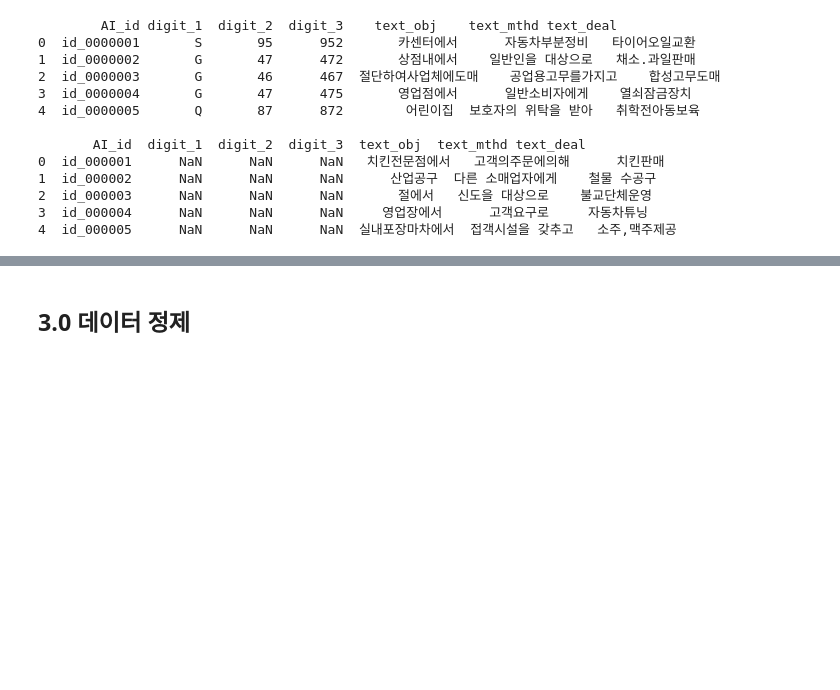
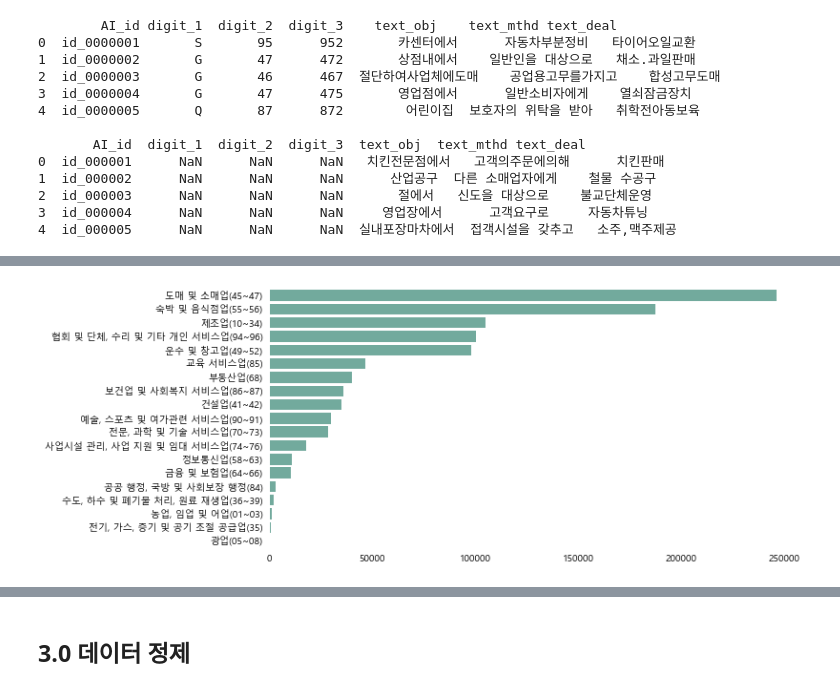
Before and after one commit to huitaek/contest-kostat-ai, a Jupyter notebook: preprocessing.ipynb, the cells around one changed output, grey strips where cells are left out. Saved outputs shown, nothing was run; the diff lists cells and outputs as text; code cells hidden in the pictures; blank space fills up the shorter version.

```diff
--- a/preprocessing.ipynb
+++ b/preprocessing.ipynb
@@ -90,0 +108,12 @@ memory usage: 5.3+ MB
+# %%
+digit_1_dict = {}
+for i in tqdm(range(len(digit_1_df))):
+    digit_1_dict[digit_1_df.iloc[i]['대분류']] = digit_1_df.iloc[i]['대분류명']
+
+digit_2_dict = {}
+for i in tqdm(range(len(digit_2_df))):
+    digit_2_dict[int(digit_2_df.iloc[i]['중분류'])] = digit_2_df.iloc[i]['중분류명']
+
+digit_3_dict = {}
+for i in tqdm(range(len(digit_3_df))):
+    digit_3_dict[int(digit_3_df.iloc[i]['소분류'])] = digit_3_df.iloc[i]['소분류명']
@@ -90,0 +180,32 @@ memory usage: 5.3+ MB
+# %%
+# 대분류 분포 그래프
+
+digit_1_count = train.groupby(['digit_1'], as_index=False)['AI_id'].count()
+digit_1_count.replace(digit_1_dict, inplace=True)
+
+# Set the figure size
+plot1 = plt.figure(figsize=(10, 5))
+
+# plot a bar chart
+sns.barplot(
+    x = 'AI_id', y = 'digit_1',
+    data = digit_1_count,
+    estimator=sum,
+    ci=None,
+    order = list(digit_1_count.sort_values('AI_id', ascending=False)['digit_1']),
+    color='#69b3a2');
+
+# Hide spines and ticks
+ax = plt.gca()
+ax.spines['right'].set_visible(False)
+ax.spines['top'].set_visible(False)
+ax.spines['left'].set_visible(False)
+ax.spines['bottom'].set_visible(False)
+plt.tick_params(bottom=False)
+plt.tick_params(left=False)
+plt.xlabel("")
+plt.ylabel("")
+
+plt.show()
+# %% [output]
+[figure, added]
```
Also changed, not shown: parts of 13 cells of this notebook, 2 other files.
